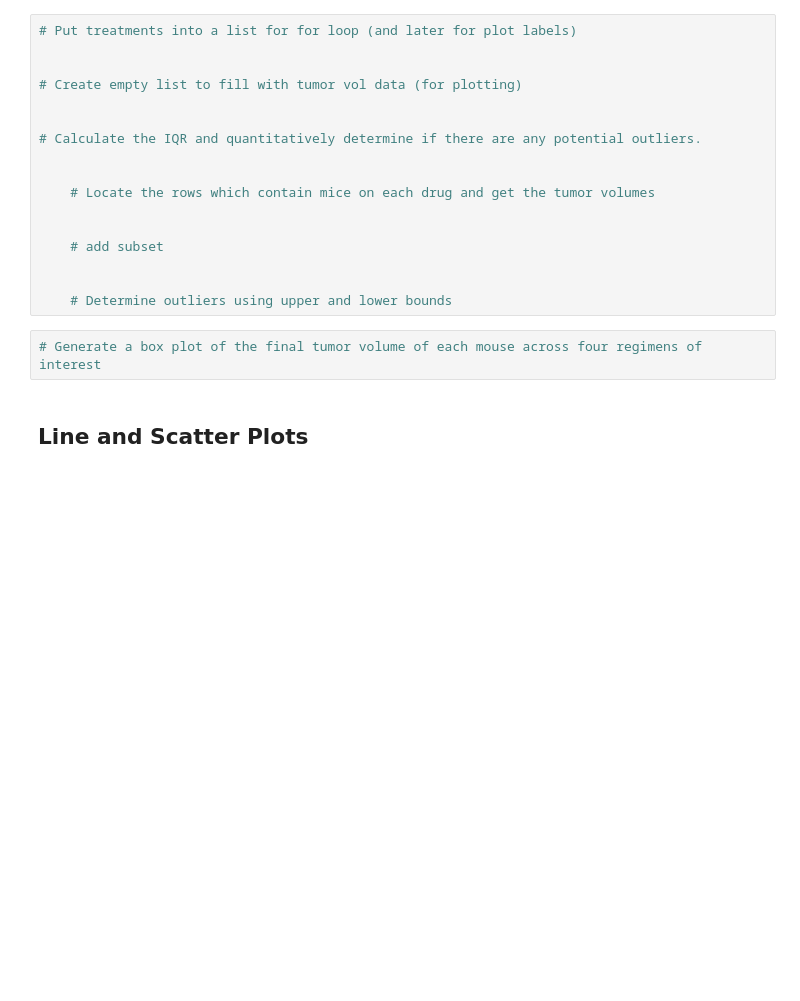
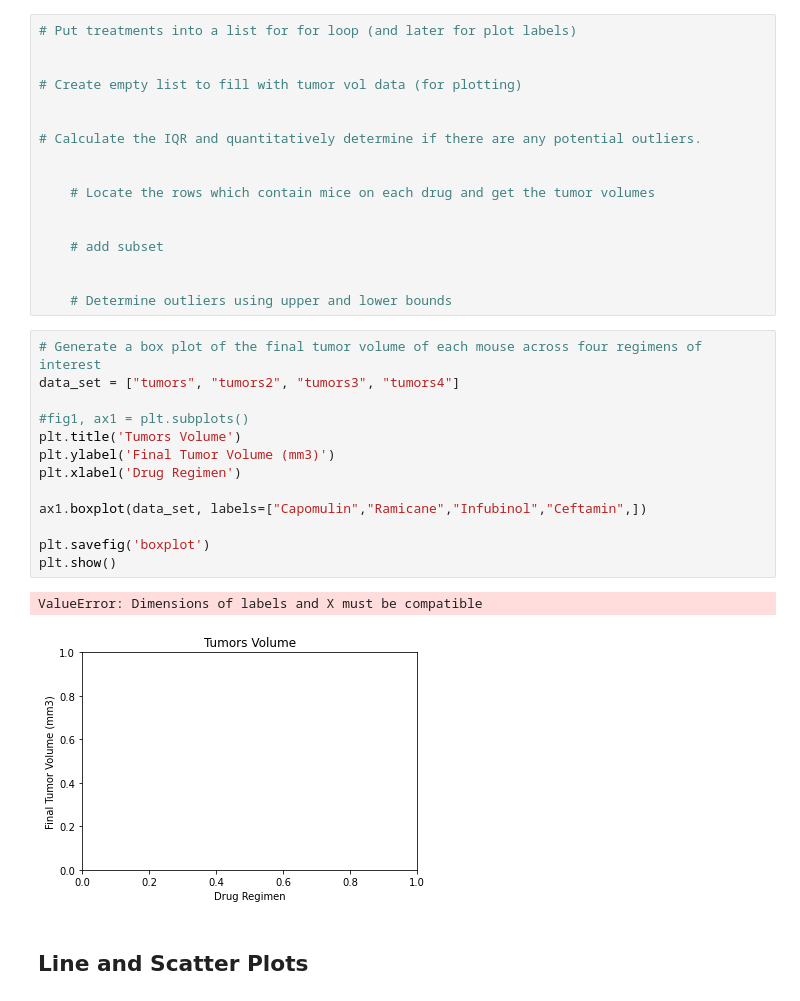
Before and after one commit to zetaum/matplotlib-challenge-The-Power-of-Plots, a Jupyter notebook: Pymaceuticals/pymaceuticals_starter.ipynb, the cells around one changed output. Drawn from its saved outputs; the diff is of its cells as text; blank space fills up the shorter version.

```diff
--- a/Pymaceuticals/pymaceuticals_starter.ipynb
+++ b/Pymaceuticals/pymaceuticals_starter.ipynb
@@ -353,6 +397,20 @@ ValueError: Invalid RGBA argument: 'yelow'
     # Determine outliers using upper and lower bounds
 # %%
 # Generate a box plot of the final tumor volume of each mouse across four regimens of interest
+data_set = ["tumors", "tumors2", "tumors3", "tumors4"]
+
+#fig1, ax1 = plt.subplots()
+plt.title('Tumors Volume')
+plt.ylabel('Final Tumor Volume (mm3)')
+plt.xlabel('Drug Regimen')
+
+ax1.boxplot(data_set, labels=["Capomulin","Ramicane","Infubinol","Ceftamin",])
+
+plt.savefig('boxplot')
+plt.show()
+# %% [output]
+ValueError: Dimensions of labels and X must be compatible
+[figure, added]
 # %% [markdown]
 ## Line and Scatter Plots
 # %%
```
Also changed, not shown: parts of 4 cells of this notebook.
